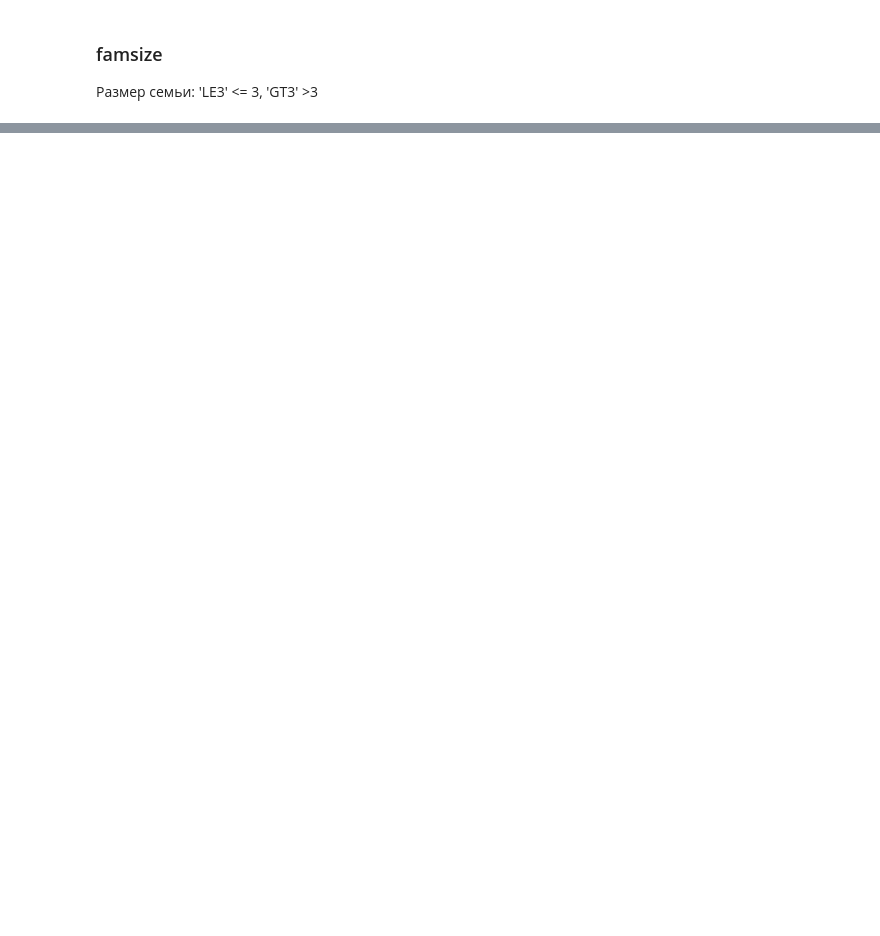
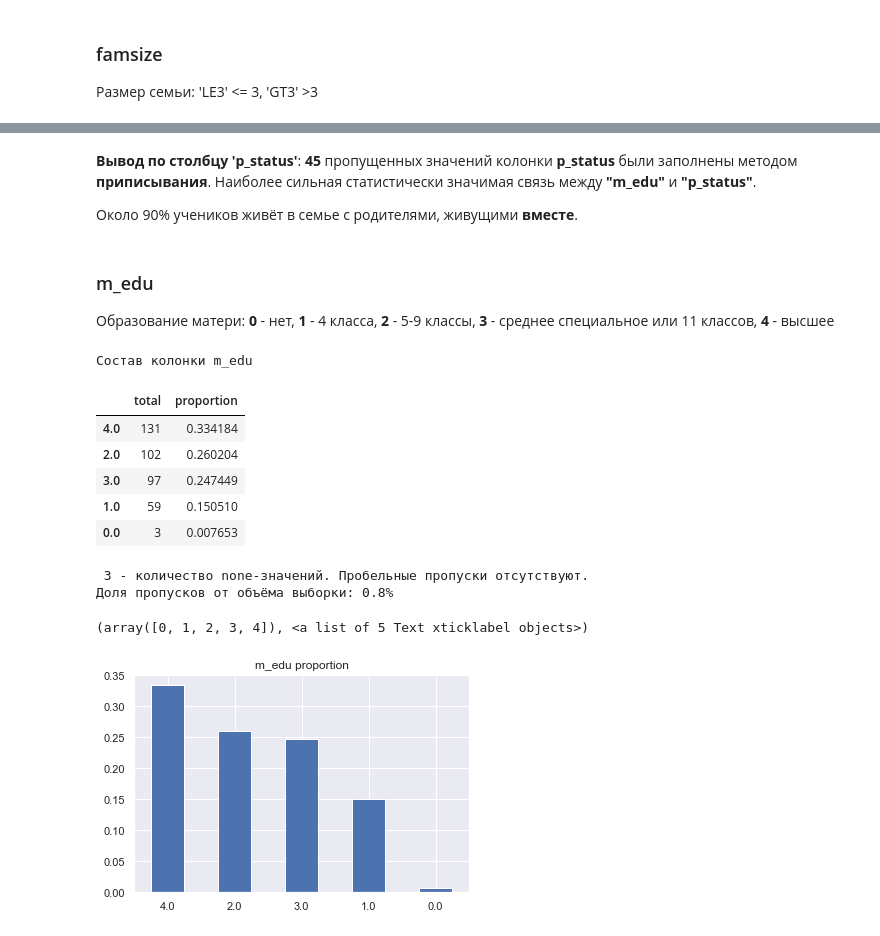
Before and after one commit to SeaVulf/skillfactory_rds, a Jupyter notebook: project_2_EDA/Project_2_EDA_stud_math.ipynb, the cells around one changed output, grey strips where cells are left out. Cells and saved outputs as stored; diff of their text form; code cells hidden in the pictures; blank space fills up the shorter version.

```diff
--- a/project_2_EDA/Project_2_EDA_stud_math.ipynb
+++ b/project_2_EDA/Project_2_EDA_stud_math.ipynb
@@ -479,0 +787,14 @@ Name: famsize, dtype: float64
+# %%
+# ЗАПОЛНЕНИЕ ПРОПУСКОВ
+# Вспомогательная колонка для заполнения
+sub_column = 'm_edu'
+
+# Осуществим заполнение пропусков методом "приписывания"
+stud[column] = mod_eda.fill_rand(stud[column], stud[sub_column])
+
+print('Имеются ли пропуски:', stud[column].isna().value_counts())
+
+# Оценим новый состав данной колонки
+print('\nНовая пропорция изучаемой колонки')
+display(pd.DataFrame({'total': stud[column].value_counts(),
+                      'proportion': stud[column].value_counts(normalize=True)}))
@@ -479,0 +809,45 @@ Name: famsize, dtype: float64
+# %% [markdown]
+**Вывод по столбцу 'p_status'**: **45** пропущенных значений колонки **p_status** были заполнены методом **приписывания**. Наиболее сильная статистически значимая связь между **"m_edu"** и **"p_status"**.
+
+Около 90% учеников живёт в семье с родителями, живущими **вместе**.
+# %% [markdown]
+### m_edu
+Образование матери: **0** - нет, **1** - 4 класса, **2** - 5-9 классы,
+    **3** - среднее специальное или 11 классов, **4** - высшее
+# %%
+# ОЗНАКОМЛЕНИЕМ С СОСТАВОМ РАНГОВОЙ КОЛОНКИ
+# Интересующая колонка
+column = 'm_edu'
+
+# Оценим состав данной колонки
+print('Состав колонки', column)
+display(pd.DataFrame({'total': stud[column].value_counts(),
+                      'proportion': stud[column].value_counts(normalize=True)}))
+
+# Имеются ли None-элементы или пробельные пропуски
+nulls_list = mod_eda.find_nulls(stud[column])
+print('\n', nulls_list[0])
+
+# Оценим процентное содержание пропусков
+nulls_sum = nulls_list[1] + nulls_list[2]
+if nulls_sum > 0:
+    print(f'Доля пропусков от объёма выборки: {round(nulls_sum/stud_count_total*100, 1)}%')
+
+# Построим распределение
+stud[column].value_counts(normalize=True).plot(kind='bar',
+                                            grid= True,
+                                            title=column + " proportion",
+                                            legend=False)
+plt.xticks(rotation = 0)
+# %% [output]
+Состав колонки m_edu
+|  | total | proportion |
+| 4.0 | 131 | 0.334184 |
+| 2.0 | 102 | 0.260204 |
+| 3.0 | 97 | 0.247449 |
+| 1.0 | 59 | 0.150510 |
+| 0.0 | 3 | 0.007653 |
+ 3 - количество none-значений. Пробельные пропуски отсутствуют.
+Доля пропусков от объёма выборки: 0.8%
+(array([0, 1, 2, 3, 4]), <a list of 5 Text xticklabel objects>)
+[figure, added]
```
Also changed, not shown: parts of 68 cells of this notebook, 1 other file.
